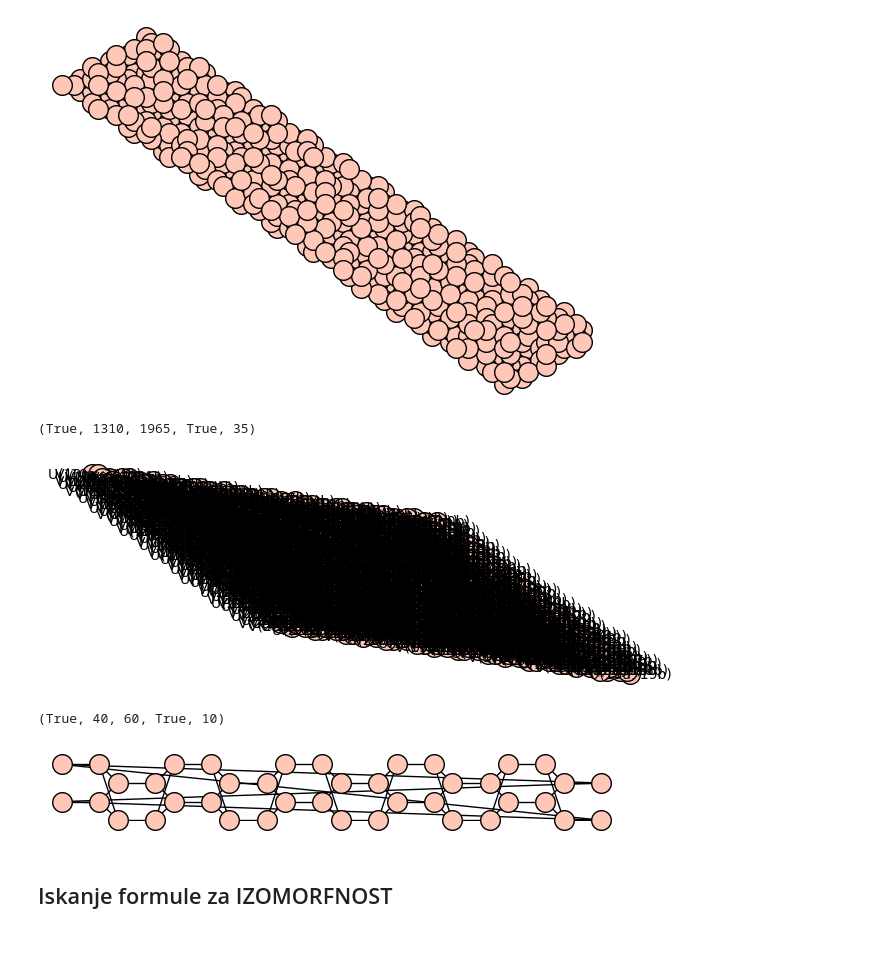
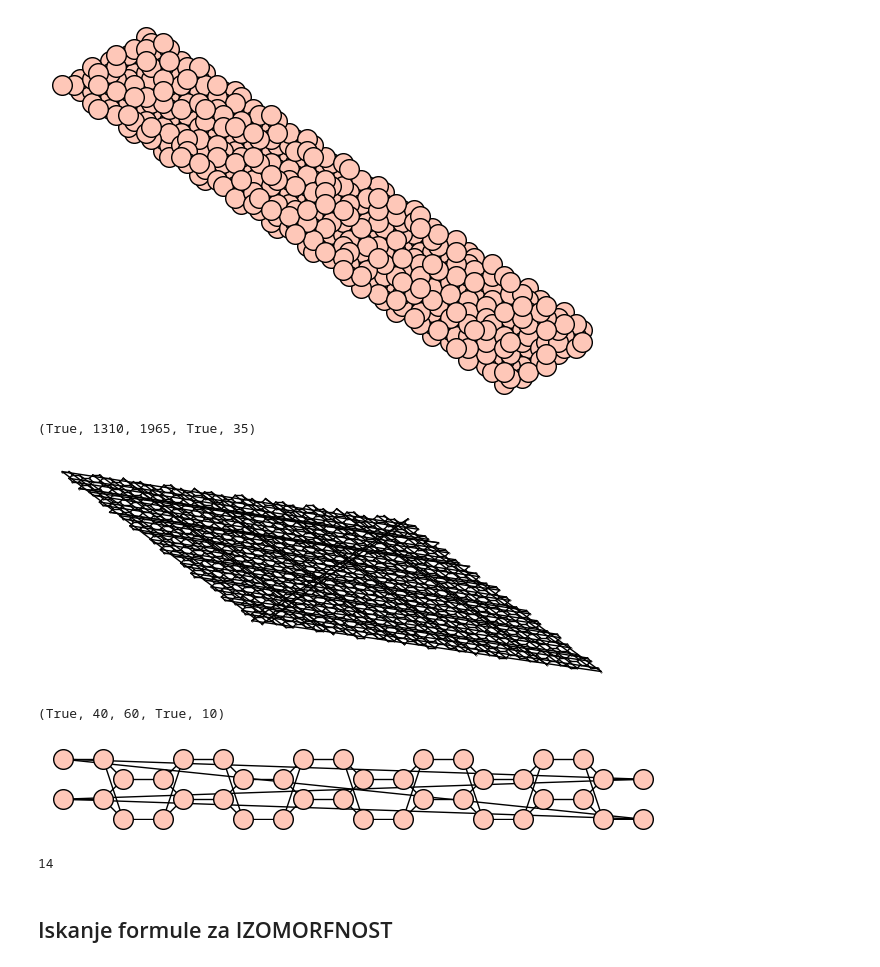
Before and after one commit to TomasRode/Nanotori, a Jupyter notebook: Nanotori.ipynb, the cells around one changed output. Cells and saved outputs as stored; diff of their text form; code cells hidden in the pictures.

```diff
--- a/Nanotori.ipynb
+++ b/Nanotori.ipynb
@@ -84,14 +84,14 @@ def grid(k, l, m, n):
     # oglisca = ([0, 0], [k, l], [m, n], [k + m, l + n])
     # print U(0,0).koordinate(), U(k, l).koordinate(), U(m, n).koordinate(), U(k + m, l + n).koordinate()
 
-    mina = min(0, k, m, k + m)
-    maxa = max(0, k, m, k + m)
-    minb = min(0, l, n, l + n)
-    maxb = max(0, l, n, l + n)
+    mina = min(0, k , m , k + m)
+    maxa = max(0, k , m , k + m)
+    minb = min(0, l , n , l + n)
+    maxb = max(0, l , n , l + n)
 
     mnozica = set()
-    for i in range(mina, maxa + 1):
-        for j in range(minb, maxb + 1):
+    for i in range(mina-1, maxa + 1):
+        for j in range(minb -1, maxb + 1):
             mnozica.add(U(i, j))
 
     return mnozica
@@ -263,11 +263,11 @@ G.plot(vertex_labels=False)
 # %%
 G = nanotorus(10,-35,13,20)
 print(G.is_vertex_transitive(), G.order(), G.size(), G.degree().count(3) == len(G.degree()), G.diameter())
 #(tranzitivnost, št. vozlišč, št. povezav, vse točke reda 3, premer)
-G.plot()
+G.plot(vertex_labels=False, vertex_size = 0.1)
 # %% [output]
 (True, 1310, 1965, True, 35)
-[figure, old version]
+[figure, new version]
 # %%
 G = nanotorus(2,0,-5,10)
 print(G.is_vertex_transitive(), G.order(), G.size(), G.degree().count(3) == len(G.degree()), G.diameter())
@@ -275,7 +275,11 @@ print(G.is_vertex_transitive(), G.order(), G.size(), G.degree().count(3) == len(
 G.plot(vertex_labels=False)
 # %% [output]
 (True, 40, 60, True, 10)
-[figure, old version]
+[figure, new version]
+# %%
+len(nanotorus(3, 1, 5, 0).edges())
+# %% [output]
+14
 # %% [markdown]
 ## Iskanje formule za IZOMORFNOST
 # %%
```
Also changed, not shown: parts of 1 cell of this notebook, 8 other files.
